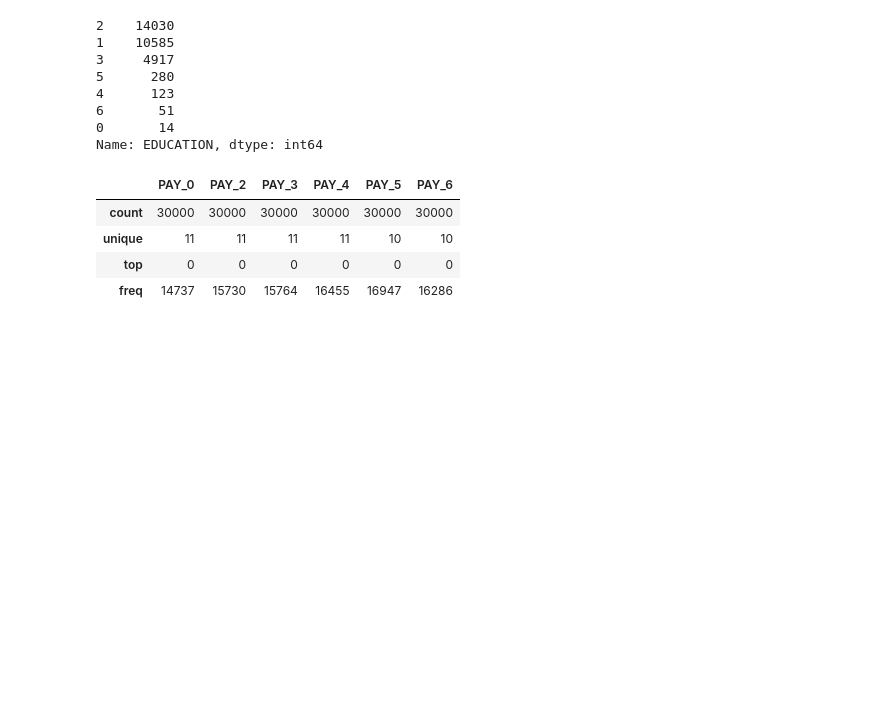
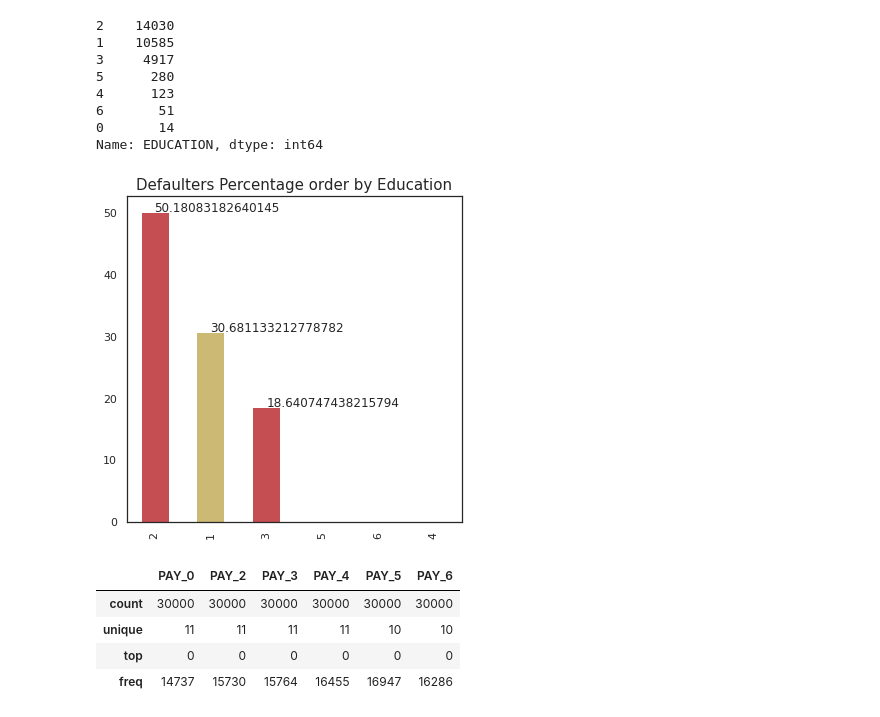
Before and after one commit to sumitgaikwad8877/-Credit-Card-Default-Prediction-, a Jupyter notebook: Credit_Card_Default_Prediction_Capstone_Project.ipynb, the cells around one changed output. Cells and saved outputs as stored; diff of their text form; code cells hidden in the pictures; blank space fills up the shorter version.

```diff
--- a/Credit_Card_Default_Prediction_Capstone_Project.ipynb
+++ b/Credit_Card_Default_Prediction_Capstone_Project.ipynb
@@ -257,6 +268,16 @@ df['EDUCATION'].value_counts()
 6       51
 0       14
 Name: EDUCATION, dtype: int64
+# %%
+ax = df[df['defaulters'] == 1]['EDUCATION'].value_counts(normalize = True)*100
+ax.plot.bar(figsize=(6,6), color = ('r','y'))
+
+plt.title("Defaulters Percentage order by Education", fontsize=15)
+for x,y in zip([0,1,2],ax):
+    plt.text(x,y,y,fontsize=12)
+plt.show()
+# %% [output]
+[figure, added]
 # %%
 # Payment delay description
 df[['PAY_0', 'PAY_2', 'PAY_3', 'PAY_4', 'PAY_5', 'PAY_6']].describe()
```
Also changed, not shown: parts of 16 cells of this notebook.
